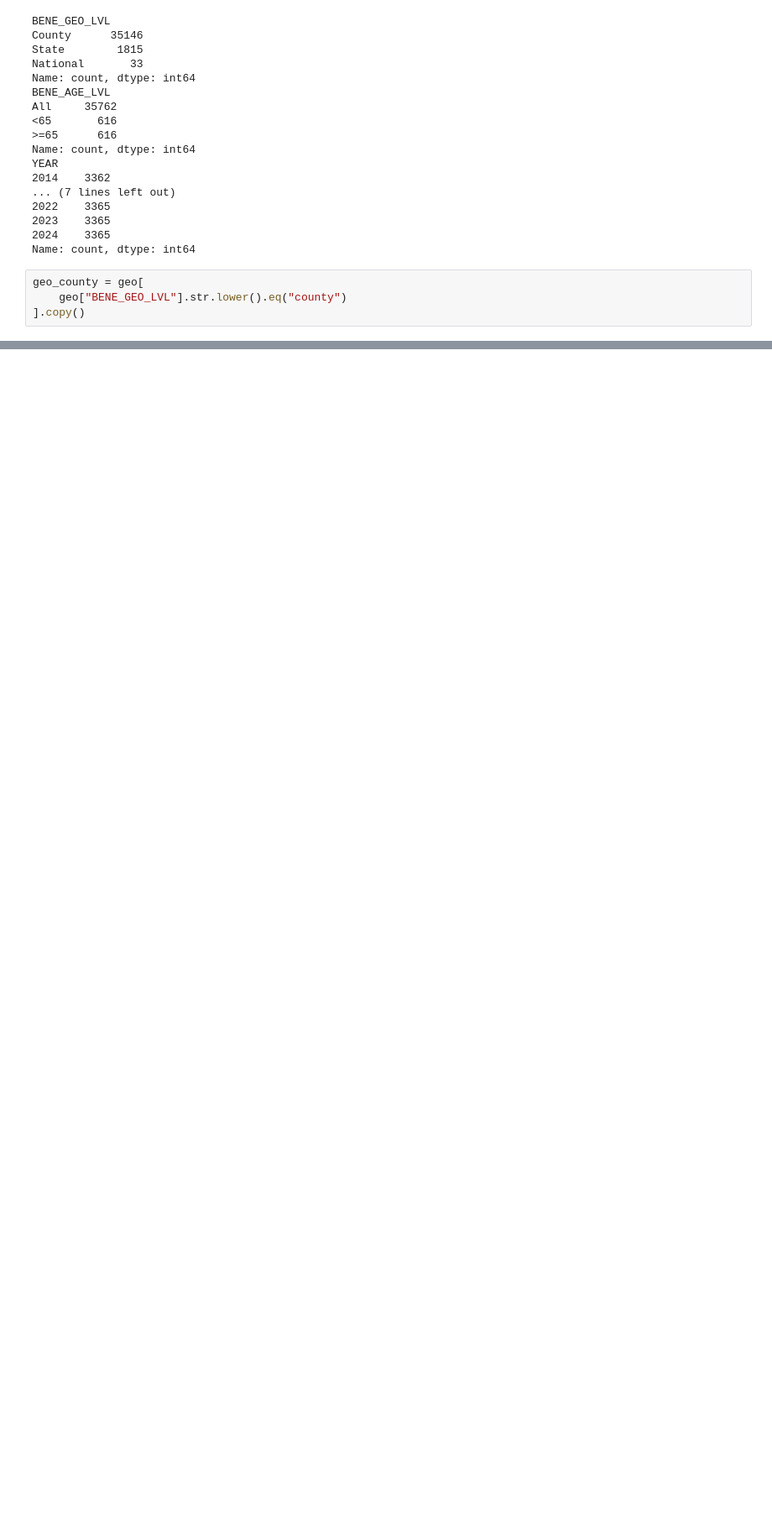
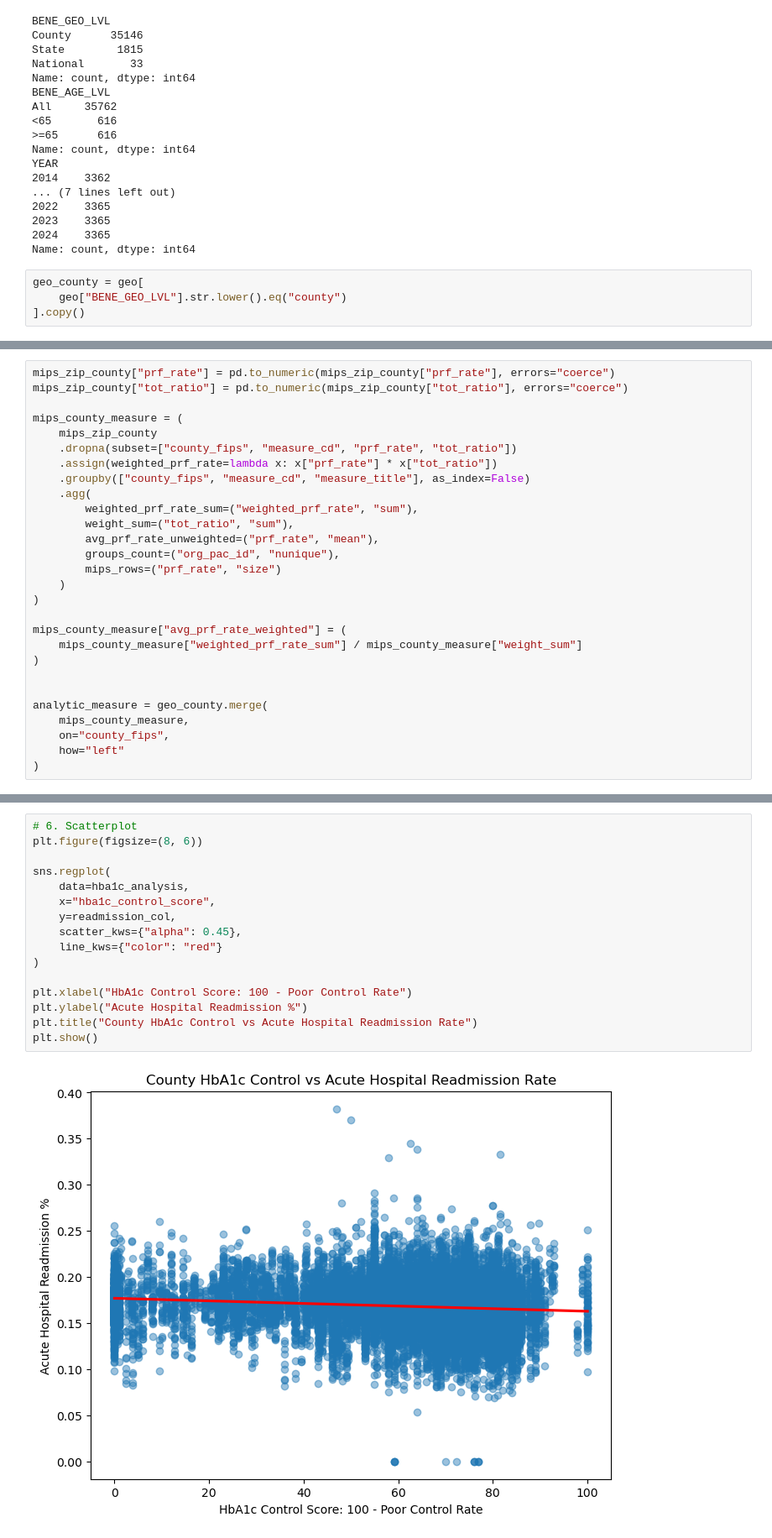
Before and after one commit to memckay/mads-capstone, a Jupyter notebook: notebooks/Zip_County_Crosswalk.ipynb, the cells around one changed output, grey strips where cells are left out. Shown at 84% size. Cells and saved outputs as stored; diff of their text form; blank space fills up the shorter version.

Commit message:
Add HbA1c readmission analysis

```diff
--- a/notebooks/Zip_County_Crosswalk.ipynb
+++ b/notebooks/Zip_County_Crosswalk.ipynb
@@ -172,0 +282,28 @@ geo_county = geo[
+# %%
+mips_zip_county["prf_rate"] = pd.to_numeric(mips_zip_county["prf_rate"], errors="coerce")
+mips_zip_county["tot_ratio"] = pd.to_numeric(mips_zip_county["tot_ratio"], errors="coerce")
+
+mips_county_measure = (
+    mips_zip_county
+    .dropna(subset=["county_fips", "measure_cd", "prf_rate", "tot_ratio"])
+    .assign(weighted_prf_rate=lambda x: x["prf_rate"] * x["tot_ratio"])
+    .groupby(["county_fips", "measure_cd", "measure_title"], as_index=False)
+    .agg(
+        weighted_prf_rate_sum=("weighted_prf_rate", "sum"),
+        weight_sum=("tot_ratio", "sum"),
+        avg_prf_rate_unweighted=("prf_rate", "mean"),
+        groups_count=("org_pac_id", "nunique"),
+        mips_rows=("prf_rate", "size")
+    )
+)
+
+mips_county_measure["avg_prf_rate_weighted"] = (
+    mips_county_measure["weighted_prf_rate_sum"] / mips_county_measure["weight_sum"]
+)
+
+
+analytic_measure = geo_county.merge(
+    mips_county_measure,
+    on="county_fips",
+    how="left"
+)
@@ -172,0 +489,18 @@ geo_county = geo[
+# %%
+# 6. Scatterplot
+plt.figure(figsize=(8, 6))
+
+sns.regplot(
+    data=hba1c_analysis,
+    x="hba1c_control_score",
+    y=readmission_col,
+    scatter_kws={"alpha": 0.45},
+    line_kws={"color": "red"}
+)
+
+plt.xlabel("HbA1c Control Score: 100 - Poor Control Rate")
+plt.ylabel("Acute Hospital Readmission %")
+plt.title("County HbA1c Control vs Acute Hospital Readmission Rate")
+plt.show()
+# %% [output]
+[figure, added]
```
Also changed, not shown: parts of 9 cells of this notebook.
